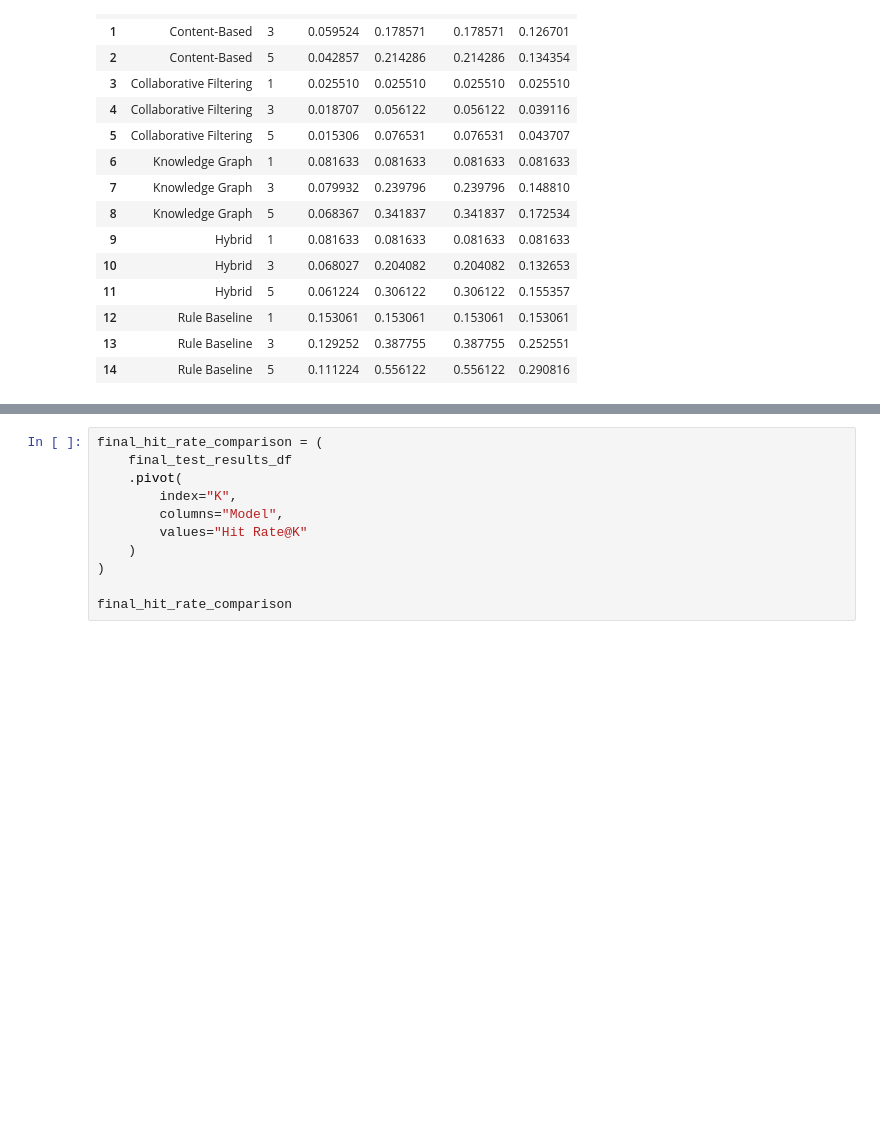
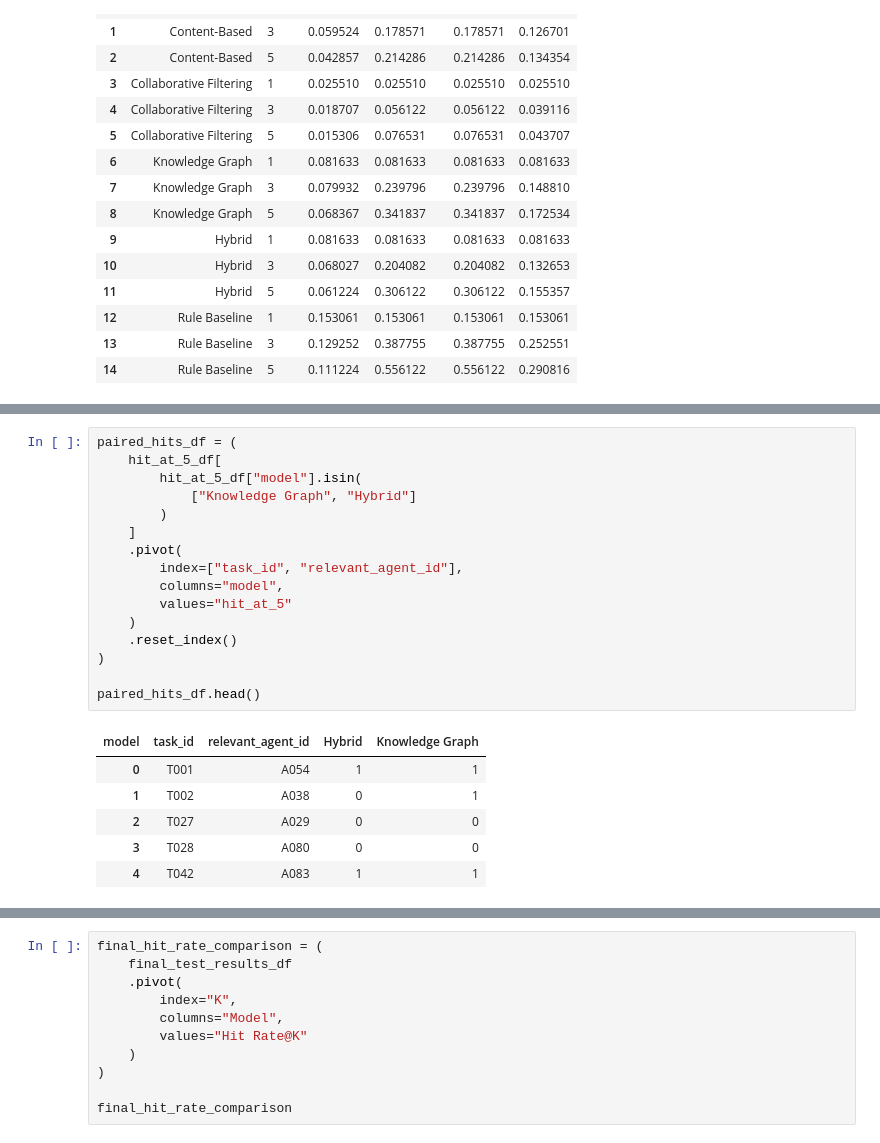
Before and after one commit to Sagooparneet/task-allocation-recommender, a Jupyter notebook: notebooks/06_model_evaluation.ipynb, the cells around one changed output, grey strips where cells are left out. Saved outputs shown, nothing was run; the diff lists cells and outputs as text; blank space fills up the shorter version.

```diff
--- a/notebooks/06_model_evaluation.ipynb
+++ b/notebooks/06_model_evaluation.ipynb
@@ -1346,0 +1534,23 @@ final_test_results_df
+# %%
+paired_hits_df = (
+    hit_at_5_df[
+        hit_at_5_df["model"].isin(
+            ["Knowledge Graph", "Hybrid"]
+        )
+    ]
+    .pivot(
+        index=["task_id", "relevant_agent_id"],
+        columns="model",
+        values="hit_at_5"
+    )
+    .reset_index()
+)
+
+paired_hits_df.head()
+# %% [output]
+| model | task_id | relevant_agent_id | Hybrid | Knowledge Graph |
+| 0 | T001 | A054 | 1 | 1 |
+| 1 | T002 | A038 | 0 | 1 |
+| 2 | T027 | A029 | 0 | 0 |
+| 3 | T028 | A080 | 0 | 0 |
+| 4 | T042 | A083 | 1 | 1 |
```
Also changed, not shown: parts of 9 cells of this notebook, 4 other files.
